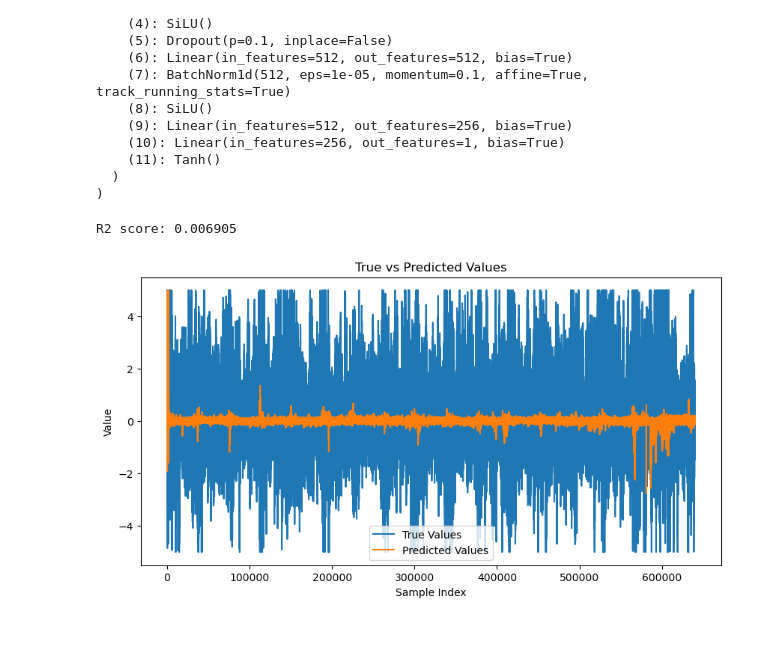
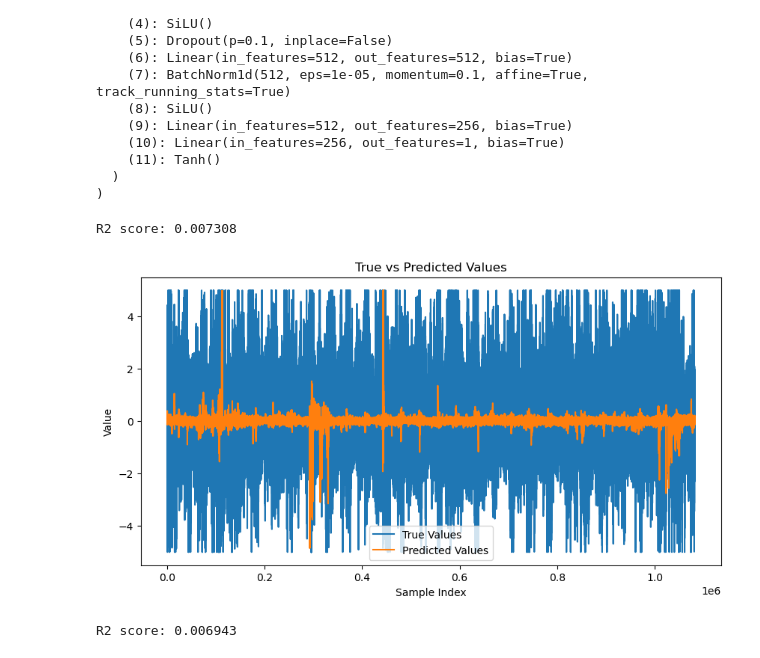
Before and after one commit to Merzenval/JaneStreet, a Jupyter notebook: main.ipynb, the cells around one changed output. Drawn from its saved outputs; the diff is of its cells as text; code cells hidden in the pictures.

```diff
--- a/main.ipynb
+++ b/main.ipynb
@@ -10,4 +10,8 @@ from torch import nn
 from torch.utils.data import Dataset, DataLoader
 import torch.nn.functional as F
 # %%
-val_df = pd.read_parquet("data/validate_data.parquet")
+df = pd.read_parquet("data/df.parquet")
+# %%
+val_df = df.loc[df.date_id >= 1670 ]
+del df
+# val_df = pd.read_parquet("data/validate_data.parquet")
@@ -105,7 +125,9 @@ class MyModel(pl.LightningModule):
         """Save the model's state dictionary to the specified path."""
         torch.save(self.state_dict(), path)
 # %%
-model  = MyModel.load_from_checkpoint("lightning_logs/version_24/checkpoints/models/nn.model.ckpt")
+i= 0
+# model  = MyModel.load_from_checkpoint(f"lightning_logs/version_{i+25}/checkpoints/models/nn__fold{i}.model.ckpt")
+model  = MyModel.load_from_checkpoint(f"lightning_logs/version_{24}/checkpoints/models/nn.model.ckpt")
 model= model.to("cuda")
 model.eval()
 # %% [output]
@@ -130,20 +152,20 @@ from sklearn.metrics import r2_score
 # %%
 with torch.no_grad():
   pred = model(torch.FloatTensor(X_val.values).to("cuda"))
-pred = pred.cpu().detach().numpy()
-r2 =  r2_score(y_val, pred, sample_weight= w_val)
+pred_nn = pred.cpu().detach().numpy()
+r2 =  r2_score(y_val, pred_nn, sample_weight= w_val)
 print(f"R2 score: {r2:.6f}")
 # %% [output]
-R2 score: 0.006905
+R2 score: 0.007308
 # %%
 import matplotlib.pyplot as plt
 plt.figure(figsize=(10, 5))
 plt.plot(y_val.reset_index(drop =True), label='True Values')
-plt.plot(pred, label='Predicted Values')
+plt.plot(pred_nn, label='Predicted Values')
 plt.xlabel('Sample Index')
 plt.ylabel('Value')
 plt.title('True vs Predicted Values')
 plt.legend()
 plt.show()
 # %% [output]
-[figure, old version]
+[figure, new version]
@@ -149,0 +176,7 @@ plt.show()
+# %%
+X_val_scaled =  ScaleX.transform(X_val)
+pred_XGB  =  ScaleY.inverse_transform(XGB_vote_model.predict(X_val_scaled).reshape(-1,1))
+r2 =  r2_score(y_val, pred_XGB, sample_weight= w_val)
+print(f"R2 score: {r2:.6f}")
+# %% [output]
+R2 score: 0.006943
```
Also changed, not shown: parts of 5 cells of this notebook, 1 other file.
